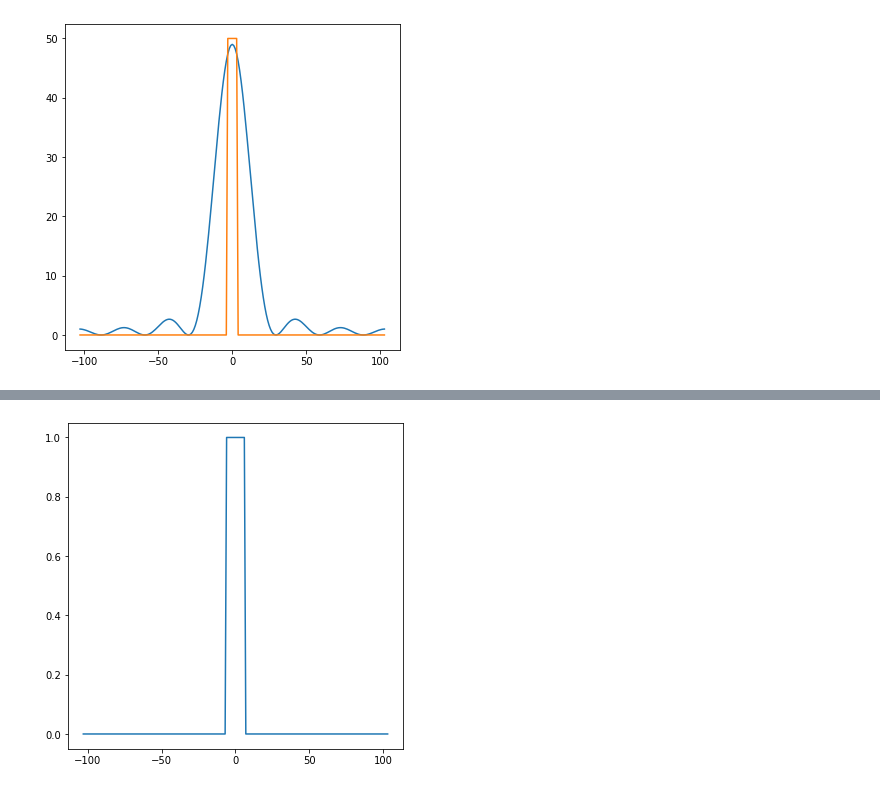
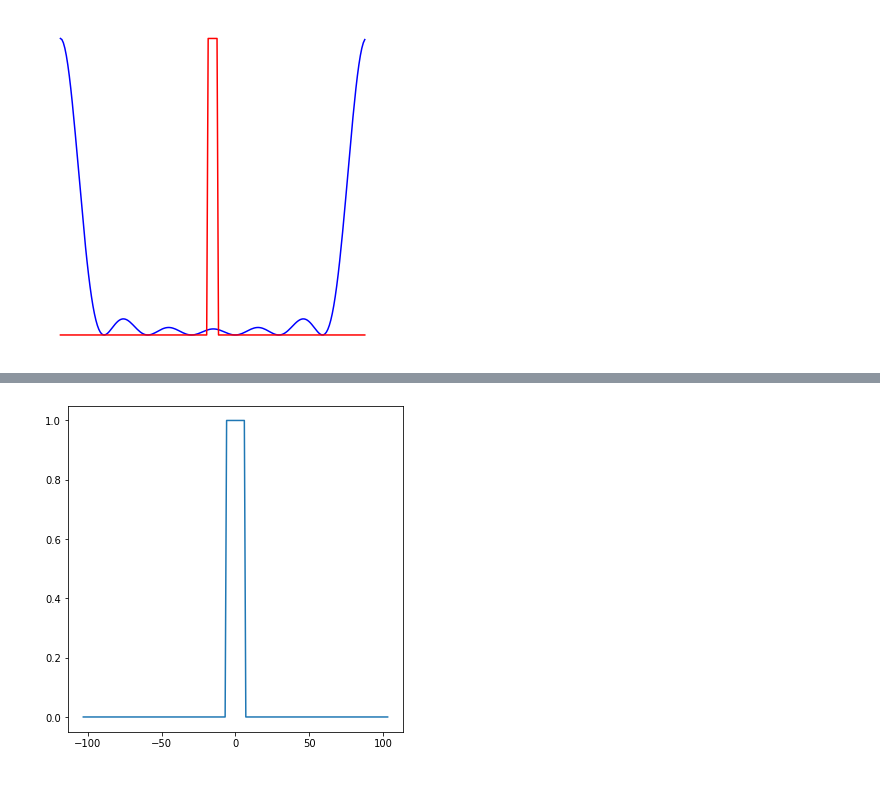
Before and after one commit to ljs-233233/5cl-capstone, a Jupyter notebook: check.ipynb, the cells around one changed output, grey strips where cells are left out. Saved outputs shown, nothing was run; the diff lists cells and outputs as text; code cells hidden in the pictures.

```diff
--- a/check.ipynb
+++ b/check.ipynb
@@ -13,10 +35,15 @@ r = np.real(single_slit_transformed * np.conjugate(single_slit_transformed))
 # %%
+slitfft = fft.fft(single_slit)
+rf = np.absolute(slitfft) ** 2
+rf = rf / np.max(rf)
+
 fig = plt.figure()
 fig.set_size_inches(6, 6)
 ax = fig.add_subplot(111)
 
-ax.plot(index, r)
-ax.plot(index, single_slit * 50)
+ax.plot(index, rf, color="blue")
+ax.plot(index, single_slit, color="red")
+ax.set_axis_off()
 plt.show()
 # %% [output]
-[figure, old version]
+[figure, new version]
```
Also changed, not shown: parts of 4 cells of this notebook, 7 other files.
